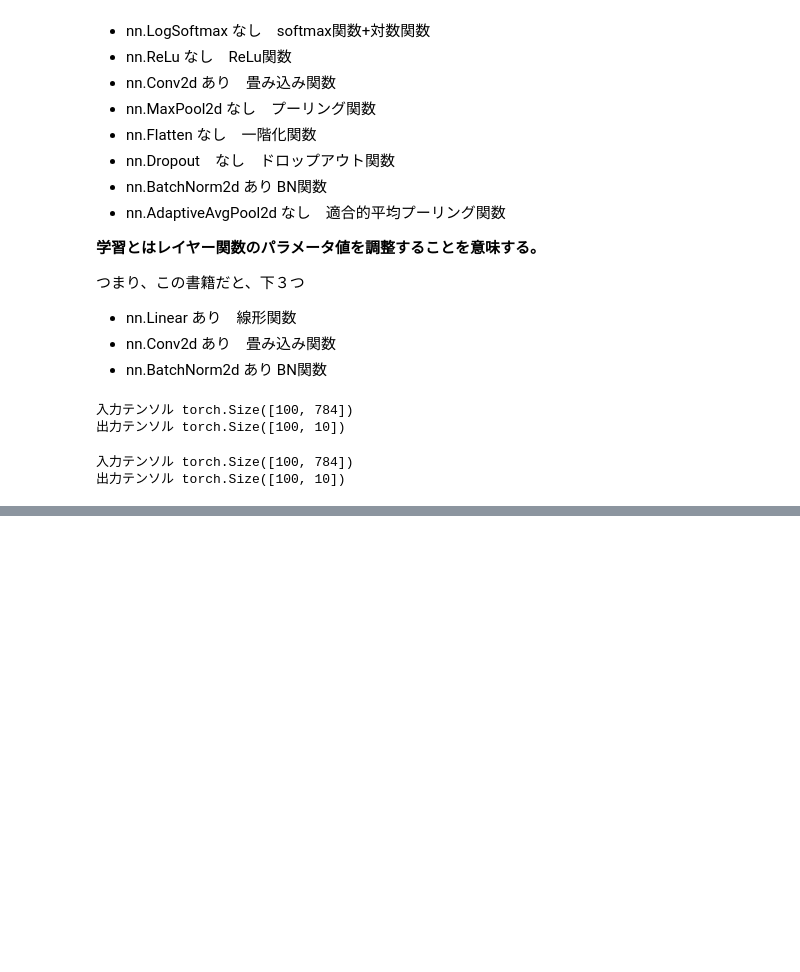
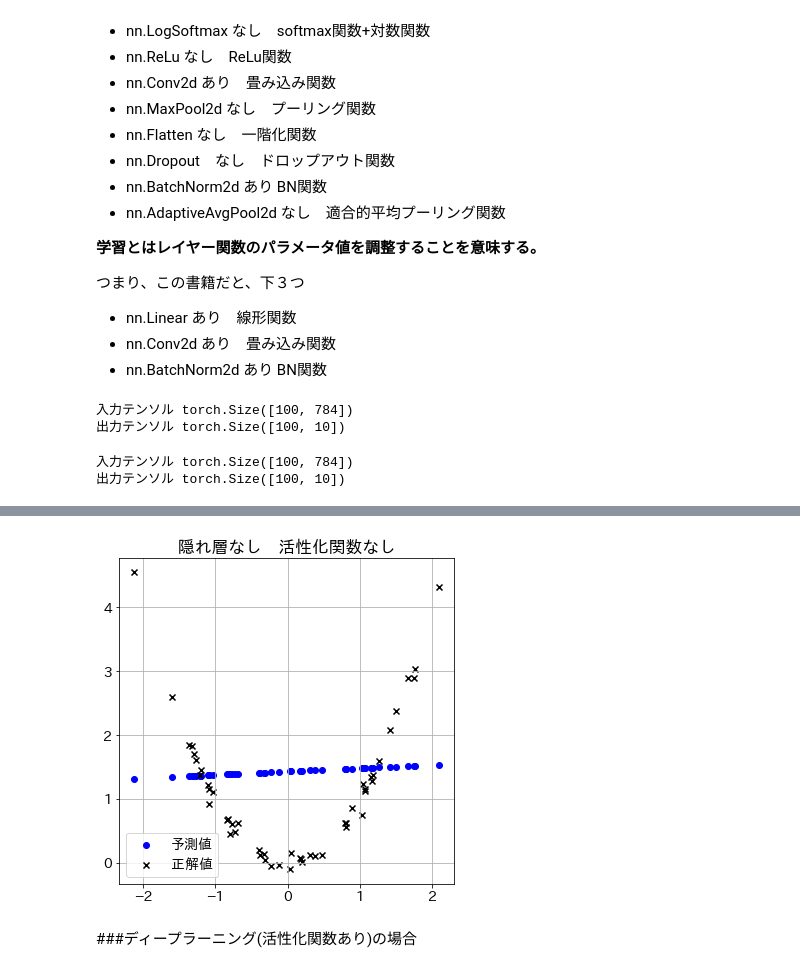
Before and after one commit to newstage75/ML_study, a Jupyter notebook: 最短Pytorch/４章予測関数の定義.ipynb, the cells around one changed output, grey strips where cells are left out. Cells and saved outputs as stored; diff of their text form; code cells hidden in the pictures; blank space fills up the shorter version.

```diff
--- a/最短Pytorch/４章予測関数の定義.ipynb
+++ b/最短Pytorch/４章予測関数の定義.ipynb
@@ -106,0 +140,31 @@ print('出力テンソル', outputs２.shape)
+# %%
+class Net(nn.Module):
+    def __init__(self):
+        #  親クラスnn.Modulesの初期化呼び出し
+        super().__init__()
+
+        # 出力層の定義
+        self.l1 = nn.Linear(1, 1)
+
+    # 予測関数の定義
+    def forward(self, x):
+        x1 = self.l1(x) # 線形回帰
+        return x1
+# %%
+# 学習率
+lr = 0.01
+
+# インスタンス生成　(パラメータ値初期化)
+net = Net()
+
+# 最適化アルゴリズム: 勾配降下法
+optimizer = optim.SGD(net.parameters(), lr=lr)
+
+# 損失関数： 最小二乗誤差
+criterion = nn.MSELoss()
+
+# 繰り返し回数
+num_epochs = 10000
+
+# 評価結果記録用 (損失関数値のみ記録)
+history = np.zeros((0,2))
@@ -106,0 +213,13 @@ print('出力テンソル', outputs２.shape)
+# %%
+# 結果のグラフ化
+labels_pred = net(inputs_test)
+
+plt.title('隠れ層なし　活性化関数なし')
+plt.scatter(inputs_test[:,0].data, labels_pred[:,0].data, c='b', label='予測値')
+plt.scatter(inputs_test[:,0].data, labels_test[:,0].data, c='k', marker='x',label='正解値')
+plt.legend()
+plt.show()
+# %% [output]
+[figure, added]
+# %% [markdown]
+###ディープラーニング(活性化関数あり)の場合
```
Also changed, not shown: parts of 11 cells of this notebook.
